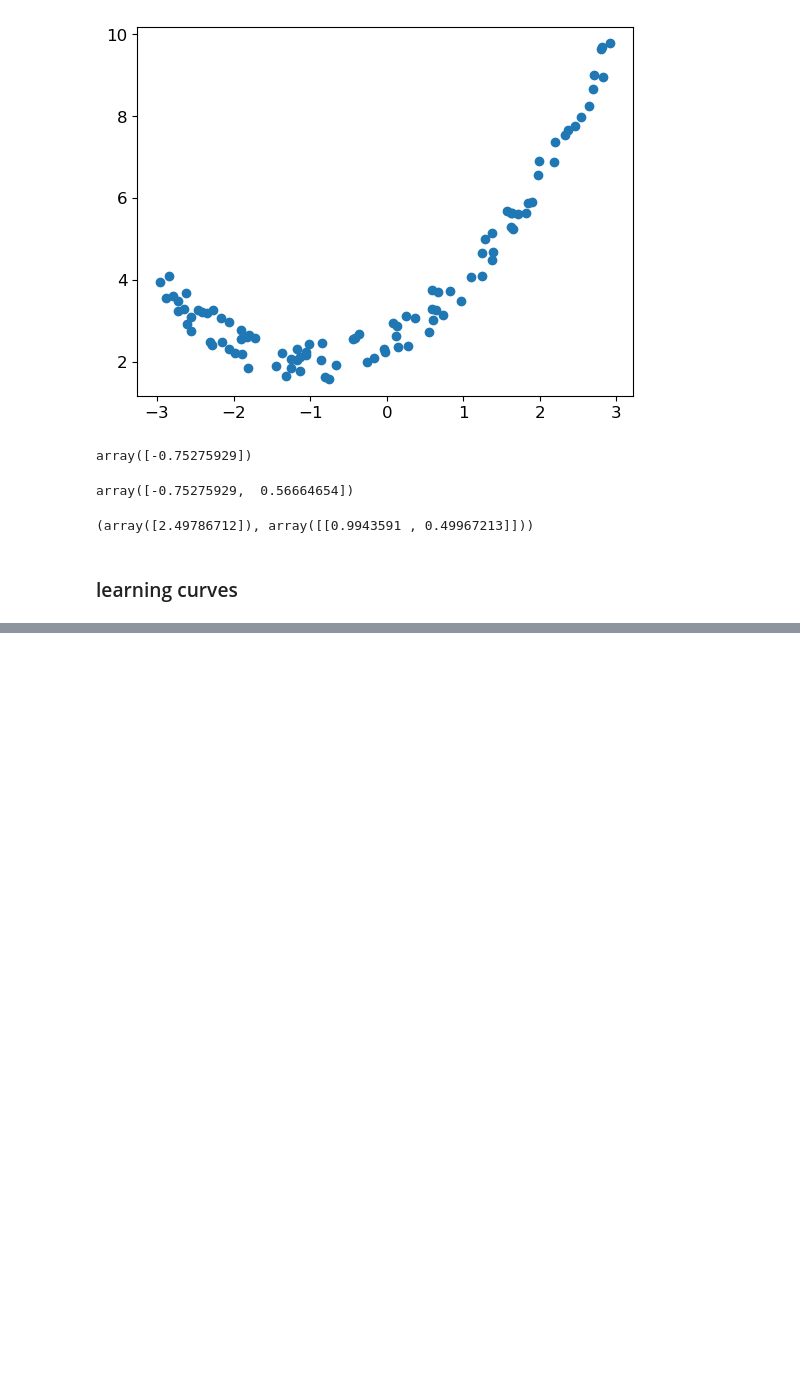
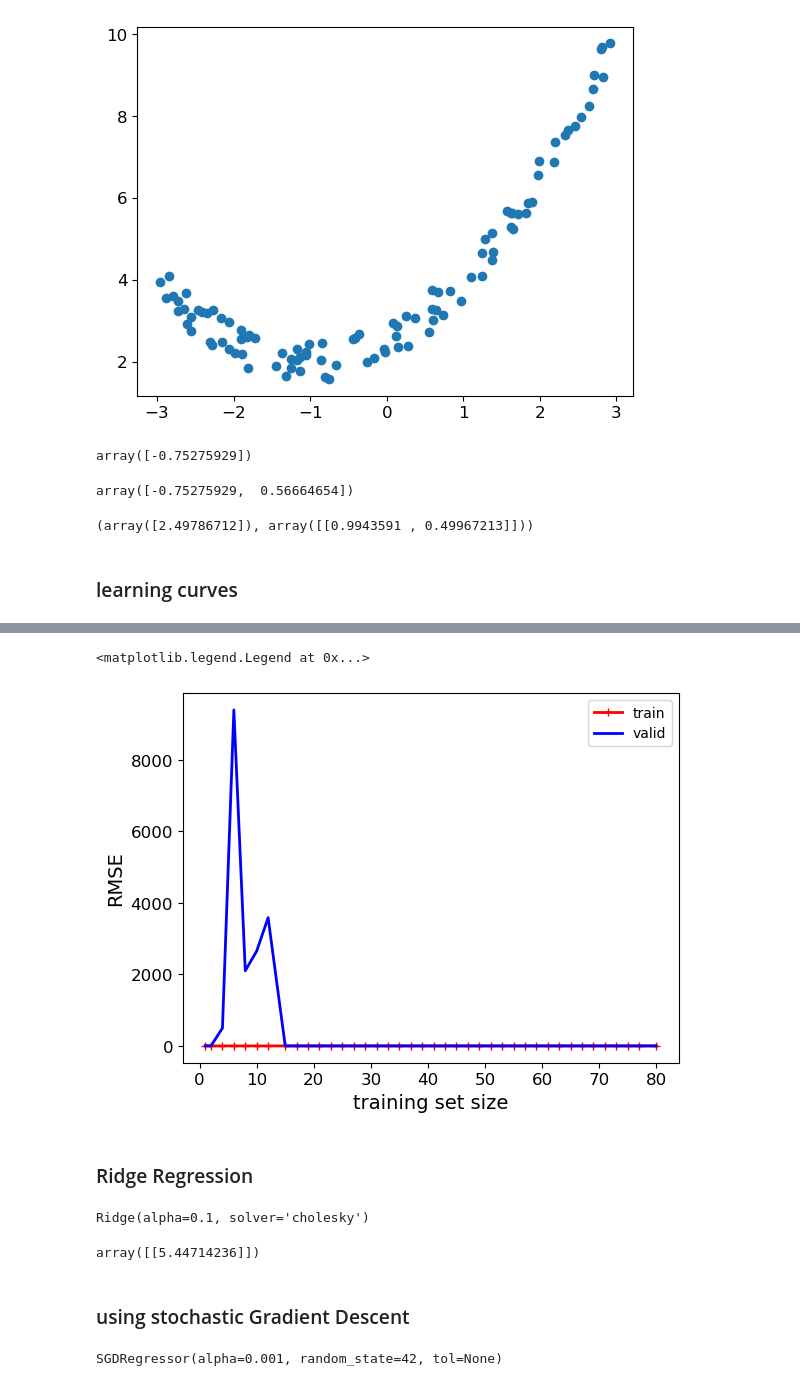
Before and after one commit to ericlau1987/hands_on_machine_learning_sklearn_keras_tensorflow, a Jupyter notebook: src/chapter4_training_models/codes.ipynb, the cells around one changed output, grey strips where cells are left out. Drawn from its saved outputs; the diff is of its cells as text; code cells hidden in the pictures; blank space fills up the shorter version.

Commit message:
ridge regression

```diff
--- a/src/chapter4_training_models/codes.ipynb
+++ b/src/chapter4_training_models/codes.ipynb
@@ -222,0 +225,45 @@ Text(0.5, 0, 'training set size')
+# %%
+from sklearn.pipeline import make_pipeline
+
+pjolynomial_regression = make_pipeline(
+    PolynomialFeatures(degree=10, include_bias=False),
+    LinearRegression()
+)
+
+train_sizes, train_scores, valid_scores = learning_curve(
+    pjolynomial_regression, X, y, train_sizes=np.linspace(0.01, 1, 40), cv=5, scoring="neg_root_mean_squared_error"
+)
+# %%
+train_scores = -train_scores.mean(axis=1)
+valid_scores = -valid_scores.mean(axis=1)
+
+plt.plot(train_sizes, train_scores, "r-+", linewidth=2, label="train")
+plt.plot(train_sizes, valid_scores, "b-", linewidth=2, label="valid")
+plt.ylabel("RMSE")
+plt.xlabel("training set size")
+plt.legend()
+# %% [output]
+<matplotlib.legend.Legend at 0x...>
+[figure, added]
+# %% [markdown]
+### Ridge Regression
+# %%
+from sklearn.linear_model import Ridge
+
+ridge_reg = Ridge(alpha=0.1, solver="cholesky")
+ridge_reg.fit(X, y)
+# %% [output]
+Ridge(alpha=0.1, solver='cholesky')
+# %%
+ridge_reg.predict([[1.5]])
+# %% [output]
+array([[5.44714236]])
+# %% [markdown]
+### using stochastic Gradient Descent
+# %%
+sgd_reg = SGDRegressor(penalty="l2", alpha=0.1/m, tol=None,
+                       max_iter=1000, eta0=0.01, random_state=42)
+
+sgd_reg.fit(X, y.ravel()) # y.ravel() because fit() expects 1D targets
+# %% [output]
+SGDRegressor(alpha=0.001, random_state=42, tol=None)
```
Also changed, not shown: parts of 13 cells of this notebook, 1 other file.
